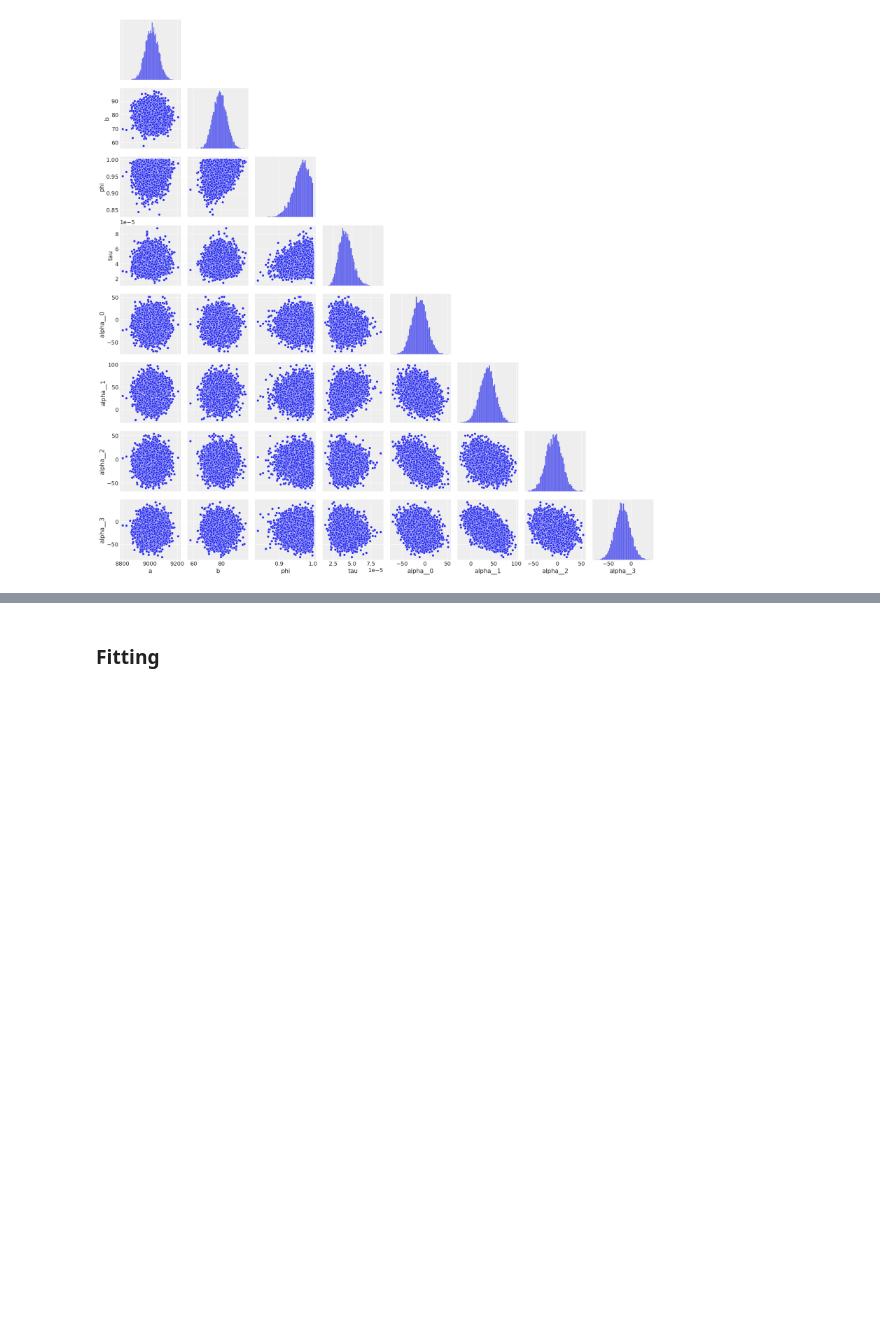
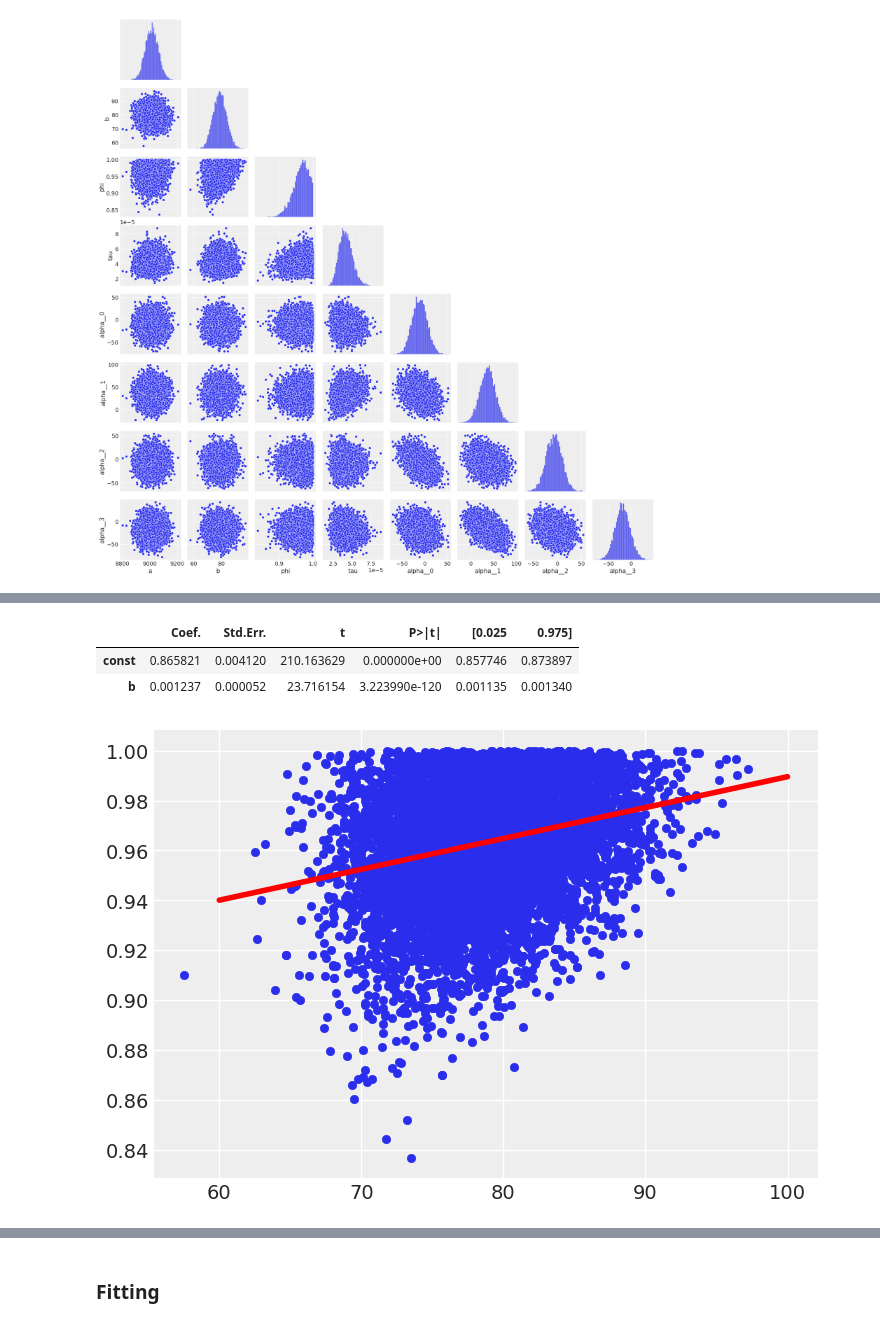
Before and after one commit to luisroque/Time-Series-Statistical-Models-Experiments, a Jupyter notebook: PhD_Clean_v2.ipynb, the cells around one changed output, grey strips where cells are left out. Saved outputs shown, nothing was run; the diff lists cells and outputs as text; code cells hidden in the pictures; blank space fills up the shorter version.

```diff
--- a/PhD_Clean_v2.ipynb
+++ b/PhD_Clean_v2.ipynb
@@ -436,0 +466,11 @@ Phi and b are correlated as we can see above that is why when we get an higher t
+# %%
+results.summary2().tables[1]
+# %% [output]
+|  | Coef. | Std.Err. | t | P>|t| | [0.025 | 0.975] |
+| const | 0.865821 | 0.004120 | 210.163629 | 0.000000e+00 | 0.857746 | 0.873897 |
+| b | 0.001237 | 0.000052 | 23.716154 | 3.223990e-120 | 0.001135 | 0.001340 |
+# %%
+plt.scatter(df_trace['b'], df_trace['phi'])
+plt.plot(np.linspace(60,100, 10),results.params[0] + results.params[1] * np.linspace(60,100, 10), color="r");
+# %% [output]
+[figure, added]
```
Also changed, not shown: parts of 13 cells of this notebook.
